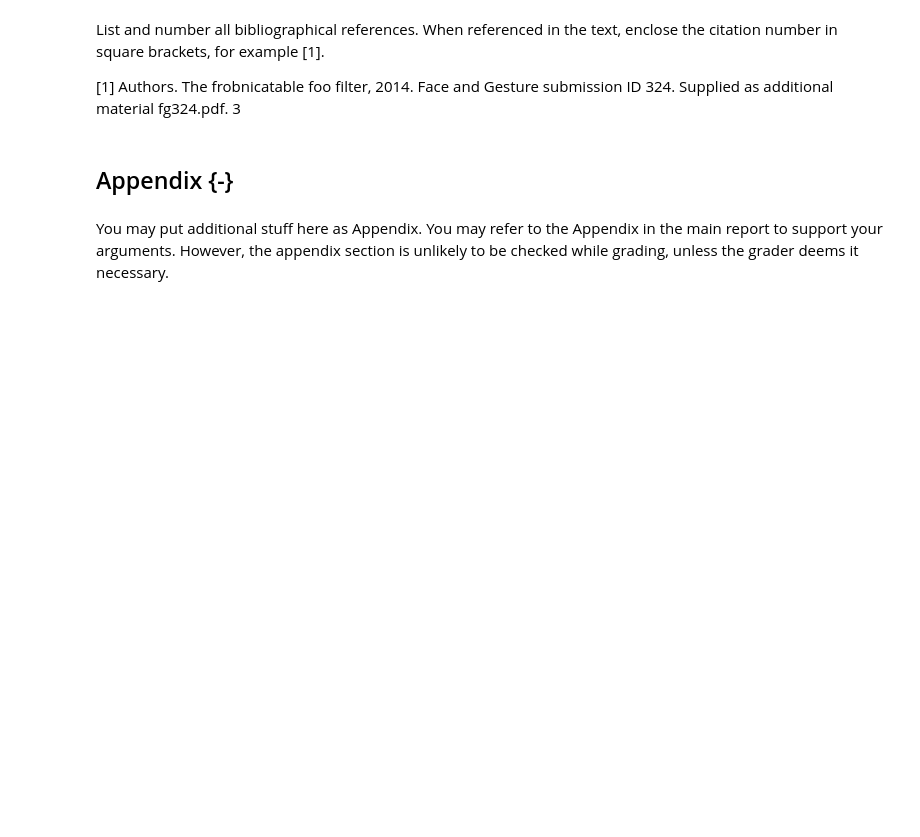
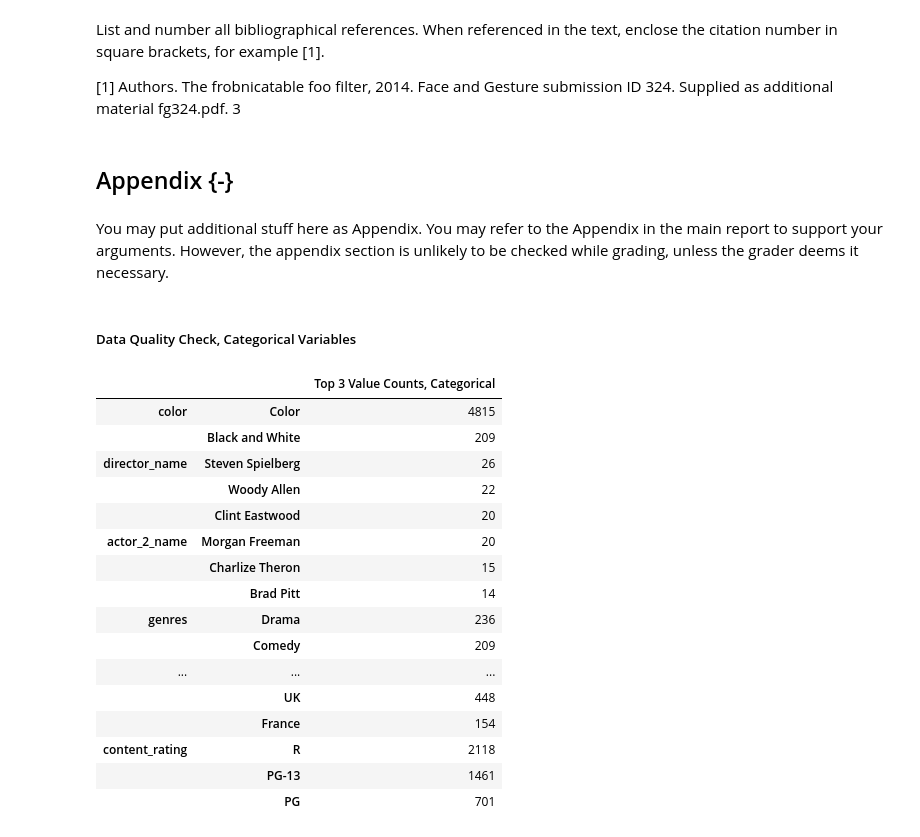
Before and after one commit to kennyeon/Too-Pullz-Project, a Jupyter notebook: Project Report Template.ipynb, the cells around one changed output. Cells and saved outputs as stored; diff of their text form; code cells hidden in the pictures; blank space fills up the shorter version.

```diff
--- a/Project Report Template.ipynb
+++ b/Project Report Template.ipynb
@@ -192,3 +192,43 @@ fg324.pdf. 3
 ## Appendix {-}
 # %% [markdown]
 You may put additional stuff here as Appendix. You may refer to the Appendix in the main report to support your arguments. However, the appendix section is unlikely to be checked while grading, unless the grader deems it necessary.
+# %% [markdown]
+##### Data Quality Check, Categorical Variables
+# %%
+import pandas as pd
+import seaborn as sns
+import matplotlib.pyplot as plt
+import numpy as np
+import statsmodels.formula.api as smf
+
+movies = pd.read_csv('movie_metadata.csv')
+
+values = pd.Series(dtype = object)
+for i in movies.columns[movies.dtypes == object]:
+    ser = movies[str(i)].value_counts().sort_values(ascending = False)[0:3]
+    values = pd.concat([values, ser])
+
+values = pd.DataFrame(values)
+varr = np.array(values.iloc[:, 0])
+vals = pd.DataFrame(varr, index = [['color']*2+['director_name']*3+['actor_2_name']*3+['genres']*3+['actor_1_name']*3
+                              +['movie_title']*3+['actor_3_name']*3+['plot_keywords']*3+['movie_imdb_link']*3+
+                              ['language']*3+['country']*3+['content_rating']*3, values.index], columns = ['Top 3 Value Counts, Categorical'])
+vals
+# %% [output]
+|  |  | Top 3 Value Counts, Categorical |
+| color | Color | 4815 |
+|  | Black and White | 209 |
+| director_name | Steven Spielberg | 26 |
+|  | Woody Allen | 22 |
+|  | Clint Eastwood | 20 |
+| actor_2_name | Morgan Freeman | 20 |
+|  | Charlize Theron | 15 |
+|  | Brad Pitt | 14 |
+| genres | Drama | 236 |
+|  | Comedy | 209 |
+| ... | ... | ... |
+|  | UK | 448 |
+|  | France | 154 |
+| content_rating | R | 2118 |
+|  | PG-13 | 1461 |
+|  | PG | 701 |
```
Also changed, not shown: parts of 5 cells of this notebook.
